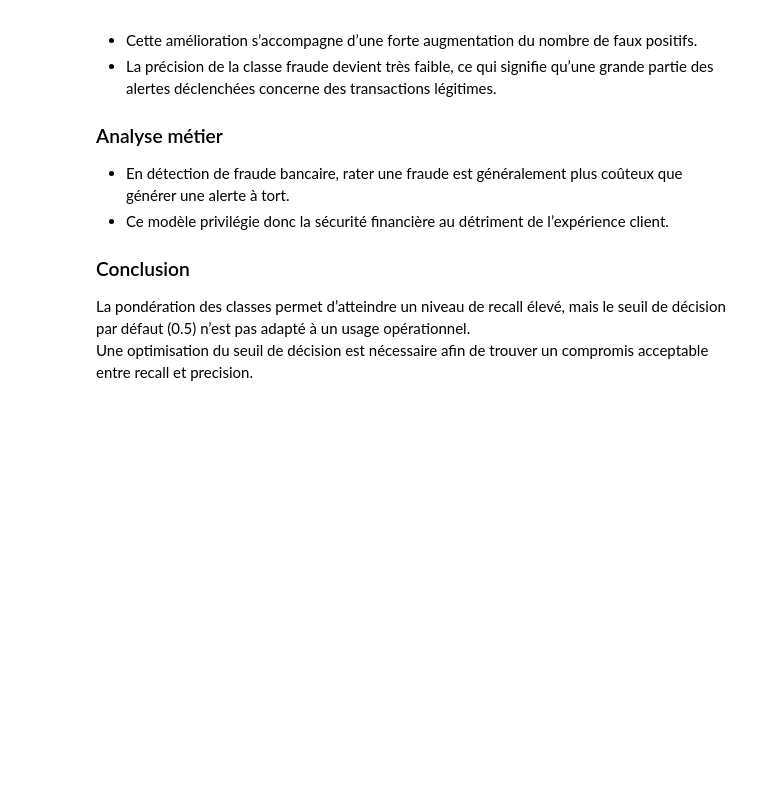
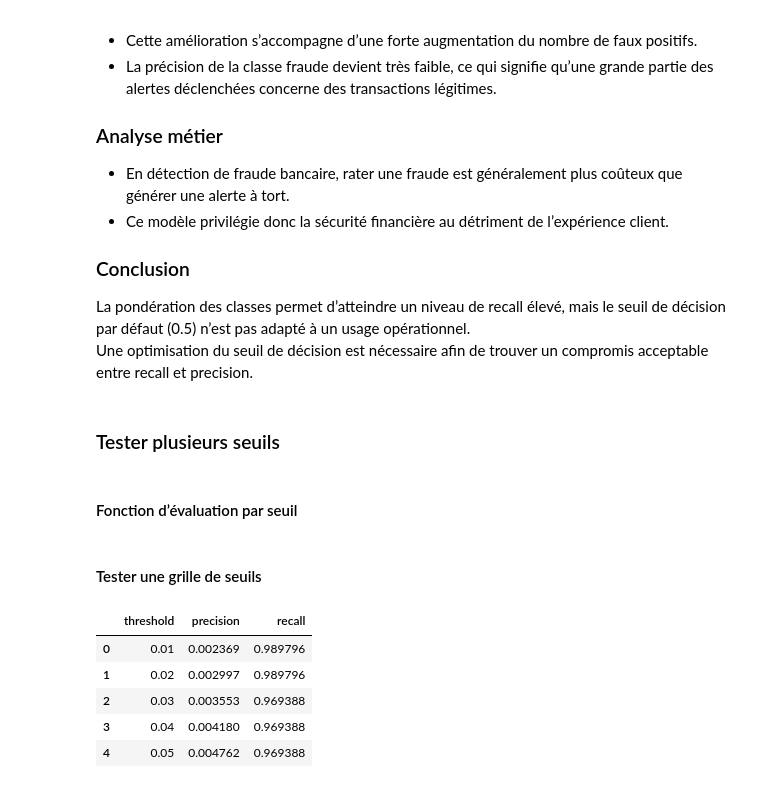
Before and after one commit to ayasmihii/fraud-detection-ml, a Jupyter notebook: notebooks/01_eda_credit_card_fraud.ipynb, the cells around one changed output. Cells and saved outputs as stored; diff of their text form; code cells hidden in the pictures; blank space fills up the shorter version.

```diff
--- a/notebooks/01_eda_credit_card_fraud.ipynb
+++ b/notebooks/01_eda_credit_card_fraud.ipynb
@@ -379,3 +379,7 @@ L’utilisation de `class_weight="balanced"` modifie significativement le compor
 ### Conclusion
 La pondération des classes permet d’atteindre un niveau de recall élevé, mais le seuil de décision par défaut (0.5) n’est pas adapté à un usage opérationnel.
 Une optimisation du seuil de décision est nécessaire afin de trouver un compromis acceptable entre recall et precision.
+# %% [markdown]
+### Tester plusieurs seuils
+# %% [markdown]
+#### Fonction d’évaluation par seuil
@@ -381,0 +394,23 @@ Une optimisation du seuil de décision est nécessaire afin de trouver un compro
+# %% [markdown]
+#### Tester une grille de seuils
+# %%
+thresholds = np.arange(0.01, 0.99, 0.01)
+
+results = []
+
+for t in thresholds:
+    p, r = evaluate_threshold(y_test, y_proba_w, t)
+    results.append((t, p, r))
+
+threshold_df = pd.DataFrame(
+    results, columns=["threshold", "precision", "recall"]
+)
+
+threshold_df.head()
+# %% [output]
+|  | threshold | precision | recall |
+| 0 | 0.01 | 0.002369 | 0.989796 |
+| 1 | 0.02 | 0.002997 | 0.989796 |
+| 2 | 0.03 | 0.003553 | 0.969388 |
+| 3 | 0.04 | 0.004180 | 0.969388 |
+| 4 | 0.05 | 0.004762 | 0.969388 |
```
Also changed, not shown: parts of 10 cells of this notebook.
